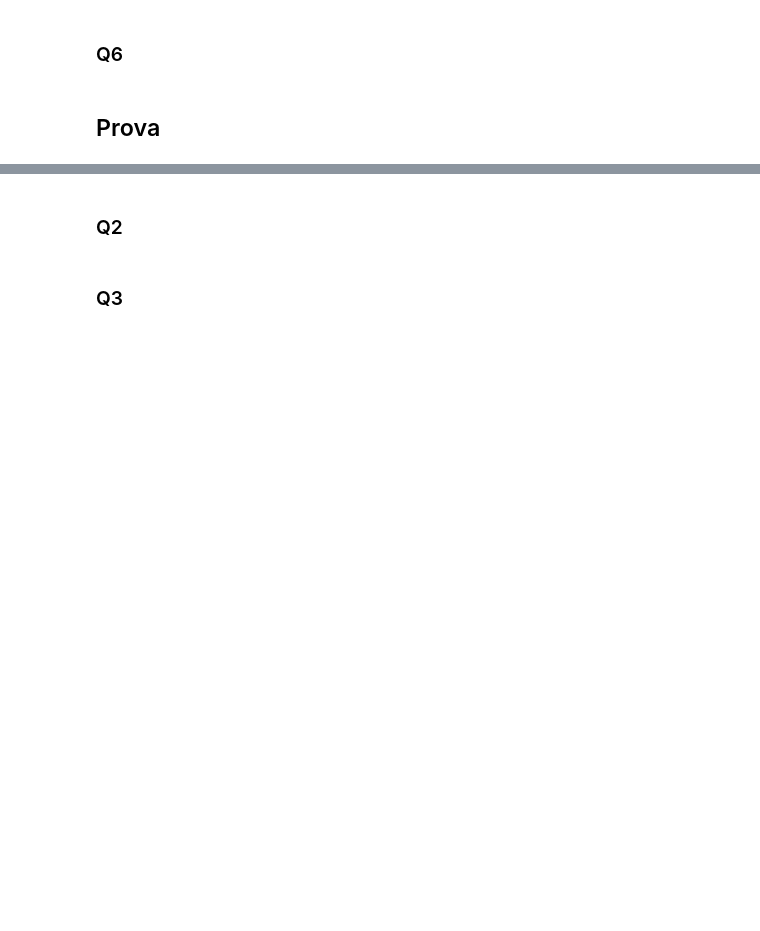
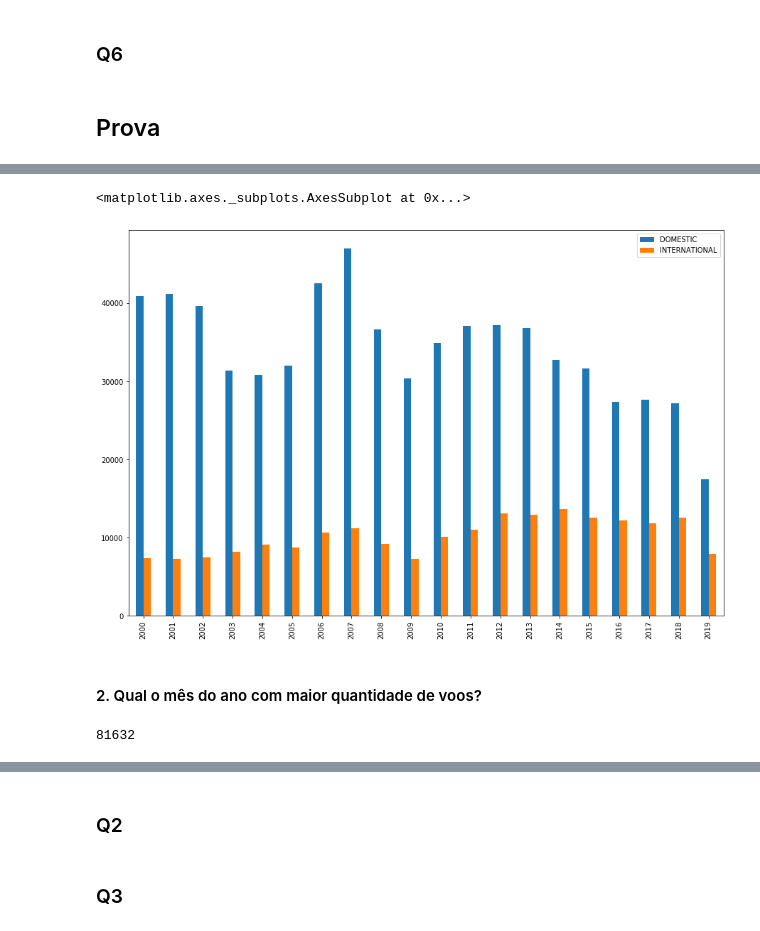
Before and after one commit to ricardokojo/MAC0459-2019, a Jupyter notebook: lista+prova.ipynb, the cells around one changed output, grey strips where cells are left out. Drawn from its saved outputs; the diff is of its cells as text; code cells hidden in the pictures; blank space fills up the shorter version.

```diff
--- a/lista+prova.ipynb
+++ b/lista+prova.ipynb
@@ -22,0 +168,3 @@ Ricardo Hideki Hangai Kojo - 10295429
+# %%
+domestic_flights_per_year =  flights2[flights2['NATUREZA'] == 'Doméstica']['ANO'].value_counts().sort_index()
+domestic_flights_per_year
@@ -22,0 +189,3 @@ Ricardo Hideki Hangai Kojo - 10295429
+# %%
+international_flights_per_year =  flights2[flights2['NATUREZA'] == 'Internacional']['ANO'].value_counts().sort_index()
+international_flights_per_year
@@ -22,0 +224,15 @@ Ricardo Hideki Hangai Kojo - 10295429
+# %%
+flights_by_nature = pd.DataFrame({'DOMESTIC': domestic_flights_per_year,
+                                 'INTERNATIONAL': international_flights_per_year,
+                                }, index=[i for i in range(2000, 2020)])
+flights_by_nature.plot.bar(figsize=(15,10))
+# %% [output]
+<matplotlib.axes._subplots.AxesSubplot at 0x...>
+[figure, added]
+# %% [markdown]
+#### 2. Qual o mês do ano com maior quantidade de voos?
+# %%
+max_flights_by_month =  flights2['MÊS'].value_counts().max()
+max_flights_by_month
+# %% [output]
+81632
```
Also changed, not shown: parts of 22 cells of this notebook.
